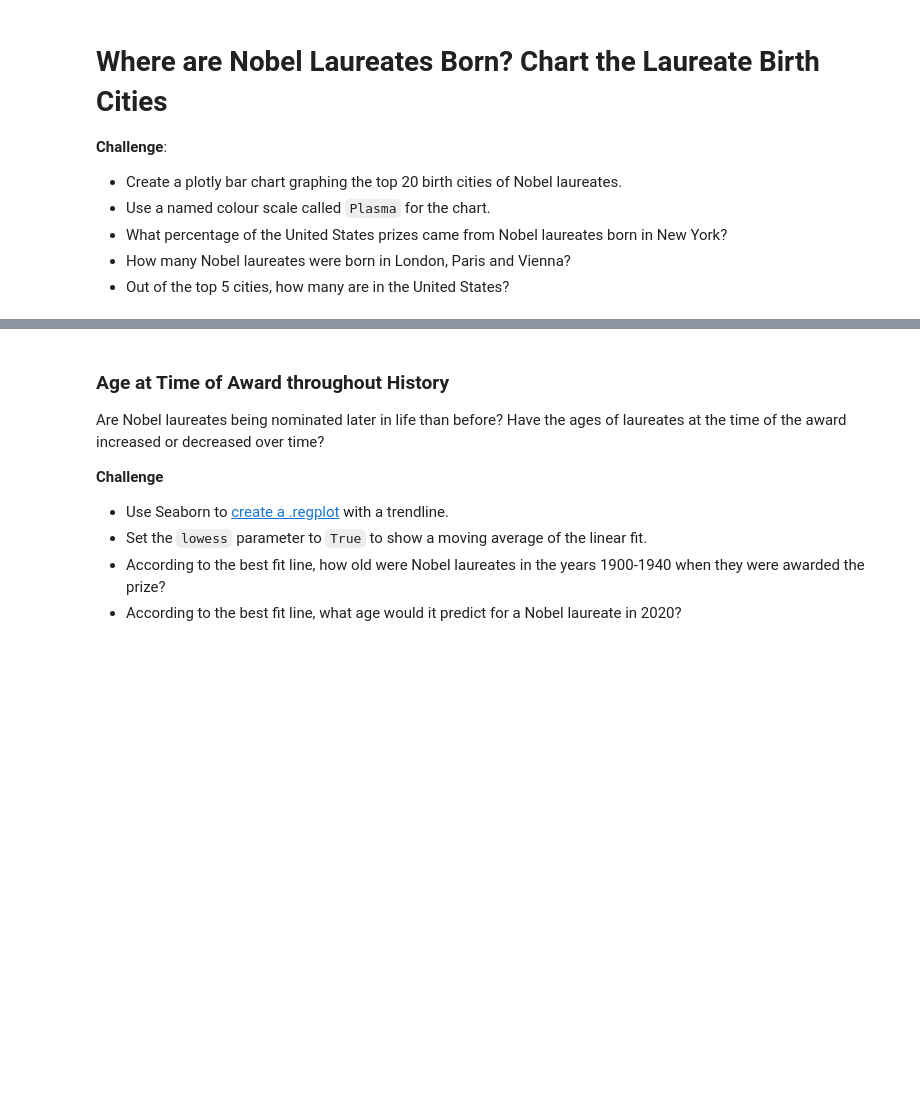
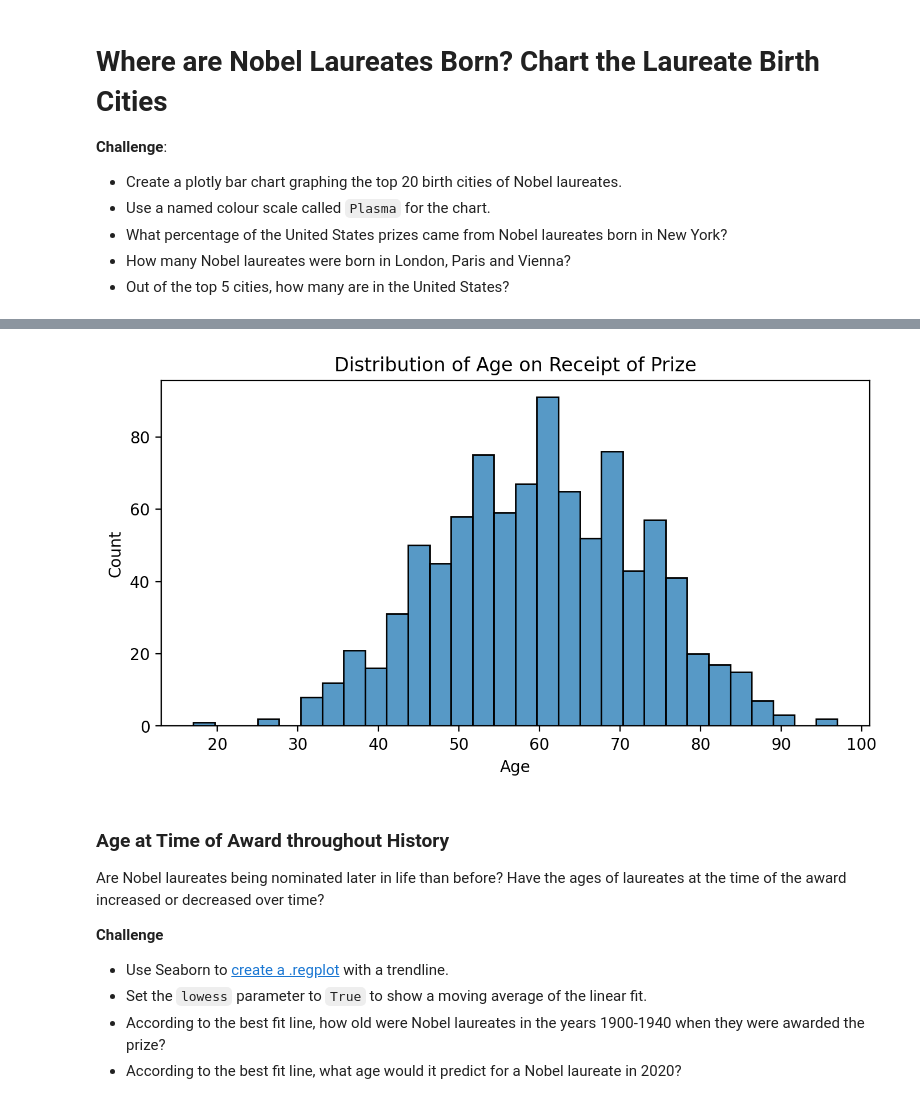
Before and after one commit to aeversme/nobel-prize-analysis, a Jupyter notebook: nobel_prize_analysis.ipynb, the cells around one changed output, grey strips where cells are left out. Cells and saved outputs as stored; diff of their text form; code cells hidden in the pictures; blank space fills up the shorter version.

```diff
--- a/nobel_prize_analysis.ipynb
+++ b/nobel_prize_analysis.ipynb
@@ -775,3 +913,5 @@ How Old Are the Laureates When the Win the Prize?
+# %%
+data['winning_age'] = data.year - data.birth_date.dt.year
 # %% [markdown]
 ### Who were the oldest and youngest winners?
 
@@ -790,3 +950,11 @@ How Old Are the Laureates When the Win the Prize?
+# %%
+plt.figure(figsize=(8, 4), dpi=200)
+sns.histplot(data, x=data.winning_age, bins=30)
+plt.xlabel('Age')
+plt.title('Distribution of Age on Receipt of Prize')
+plt.show()
+# %% [output]
+[figure, added]
 # %% [markdown]
 ### Age at Time of Award throughout History
 
```
Also changed, not shown: parts of 17 cells of this notebook.
